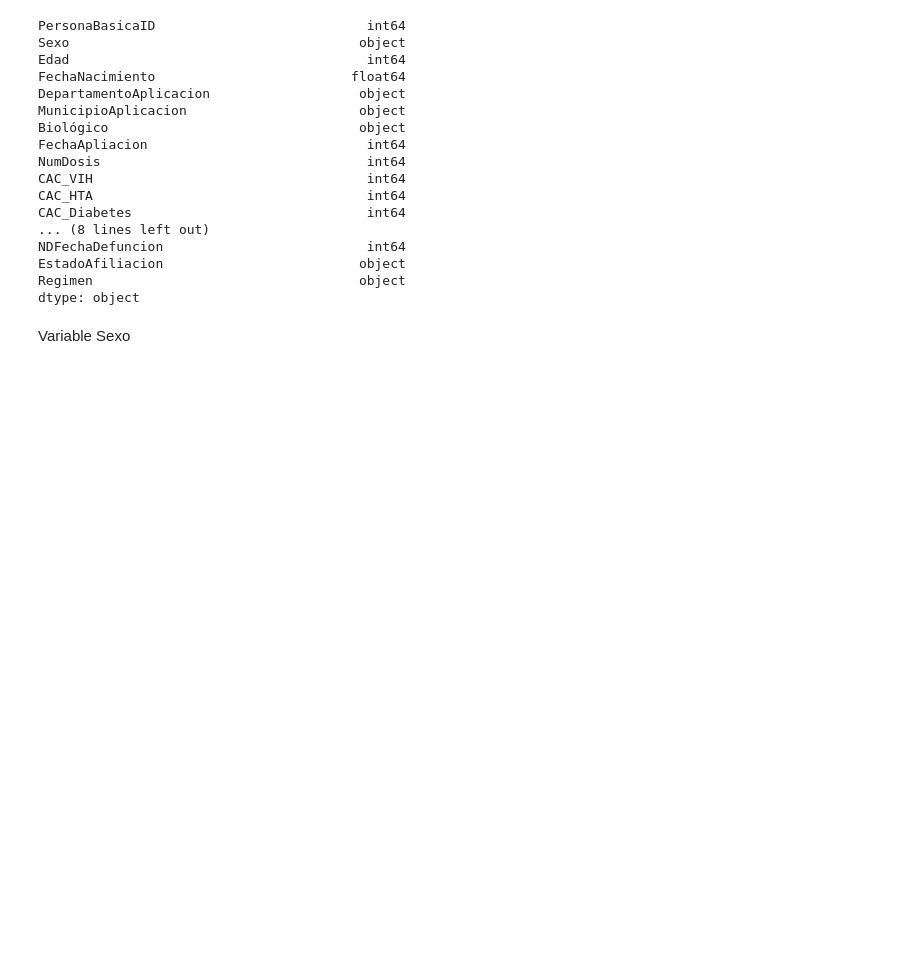
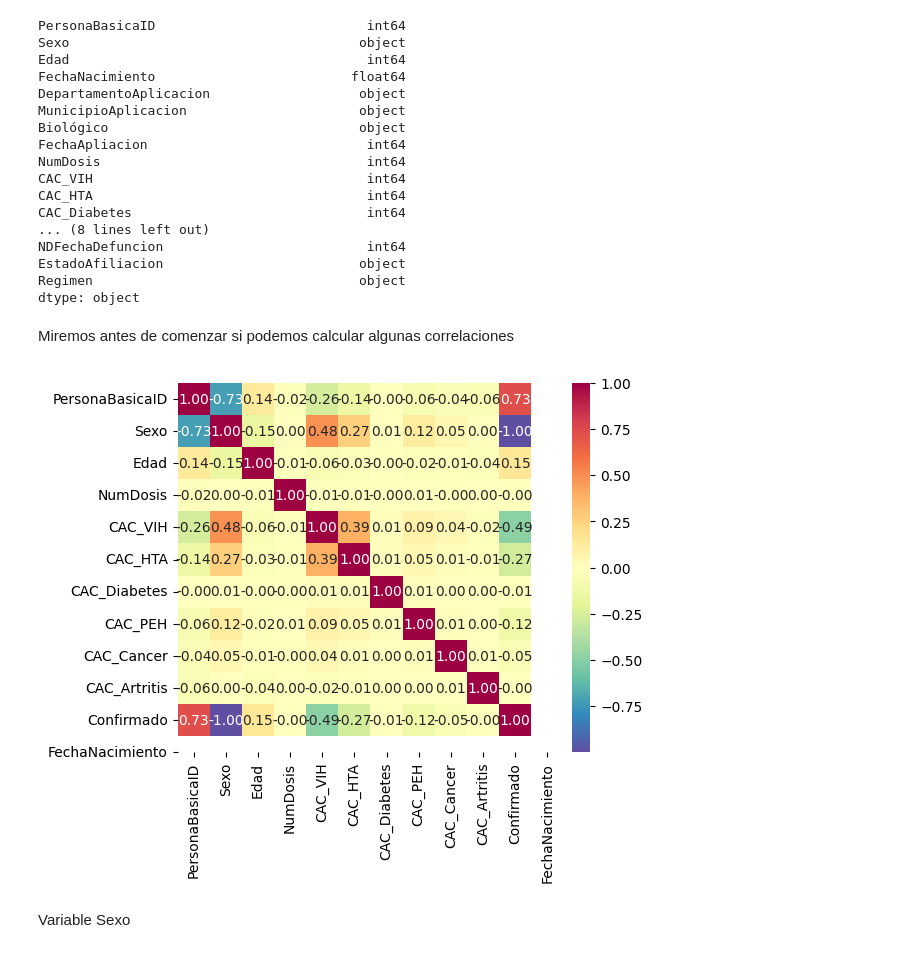
Before and after one commit to carlosjara/PRY_EDA_ICESI, a Jupyter notebook: eda_2023_II.ipynb, the cells around one changed output. Drawn from its saved outputs; the diff is of its cells as text; code cells hidden in the pictures; blank space fills up the shorter version.

```diff
--- a/eda_2023_II.ipynb
+++ b/eda_2023_II.ipynb
@@ -242,6 +244,27 @@ NDFechaDefuncion                          int64
 EstadoAfiliacion                         object
 Regimen                                  object
 dtype: object
+# %% [markdown]
+Miremos antes de comenzar si podemos calcular algunas correlaciones
+# %%
+# temp = df.drop( axis = 1, columns= ['name', 'fuel', 'seller_type', 'transmission', 'owner'])
+# corrmat = temp.corr()
+df1 = df[['PersonaBasicaID', 'Sexo', 'Edad', 'NumDosis', 'CAC_VIH', 'CAC_HTA', 'CAC_Diabetes',
+       'CAC_PEH', 'CAC_Cancer', 'CAC_Artritis', 'Confirmado', 'FechaNacimiento']]
+
+corrmat = df1.corr()
+hm = sns.heatmap(corrmat,
+                 cbar=True,
+                 annot=True,
+                 square=True,
+                 fmt='.2f',
+                 annot_kws={'size': 10},
+                 yticklabels=df1.columns,
+                 xticklabels=df1.columns,
+                 cmap="Spectral_r")
+plt.show()
+# %% [output]
+[figure, added]
 # %%
 # Sacamos las personas unicas
 df_unicos = df.drop_duplicates(subset=['PersonaBasicaID'])
```
Also changed, not shown: parts of 132 cells of this notebook.
